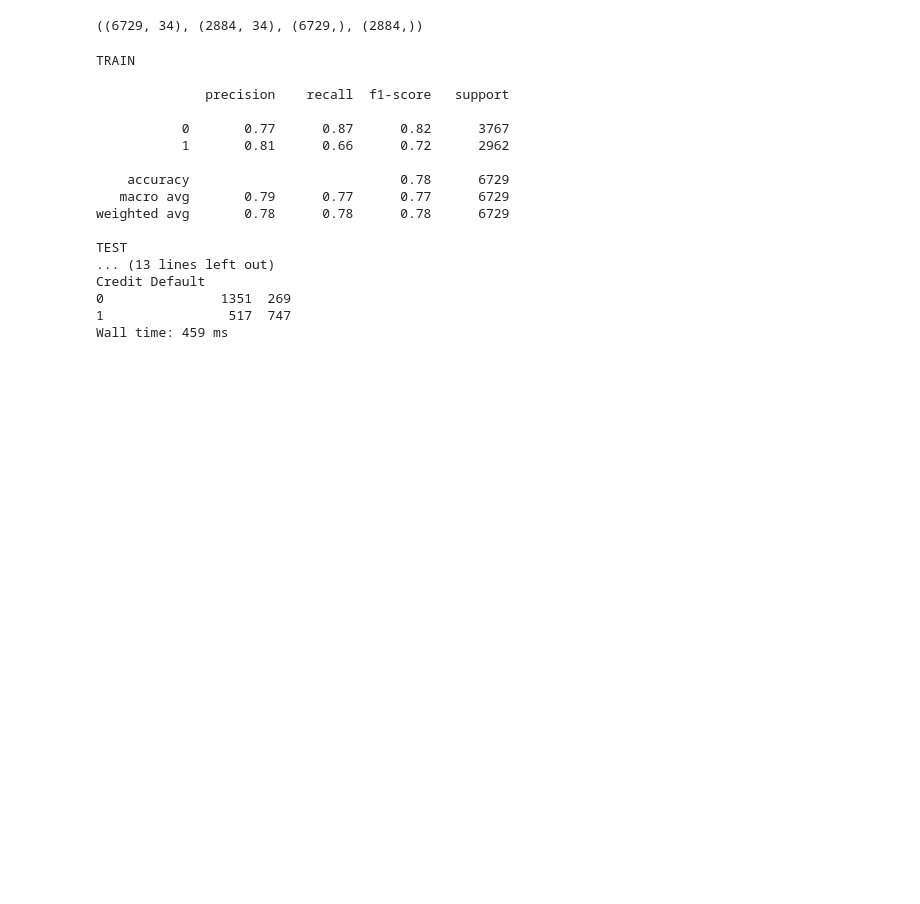
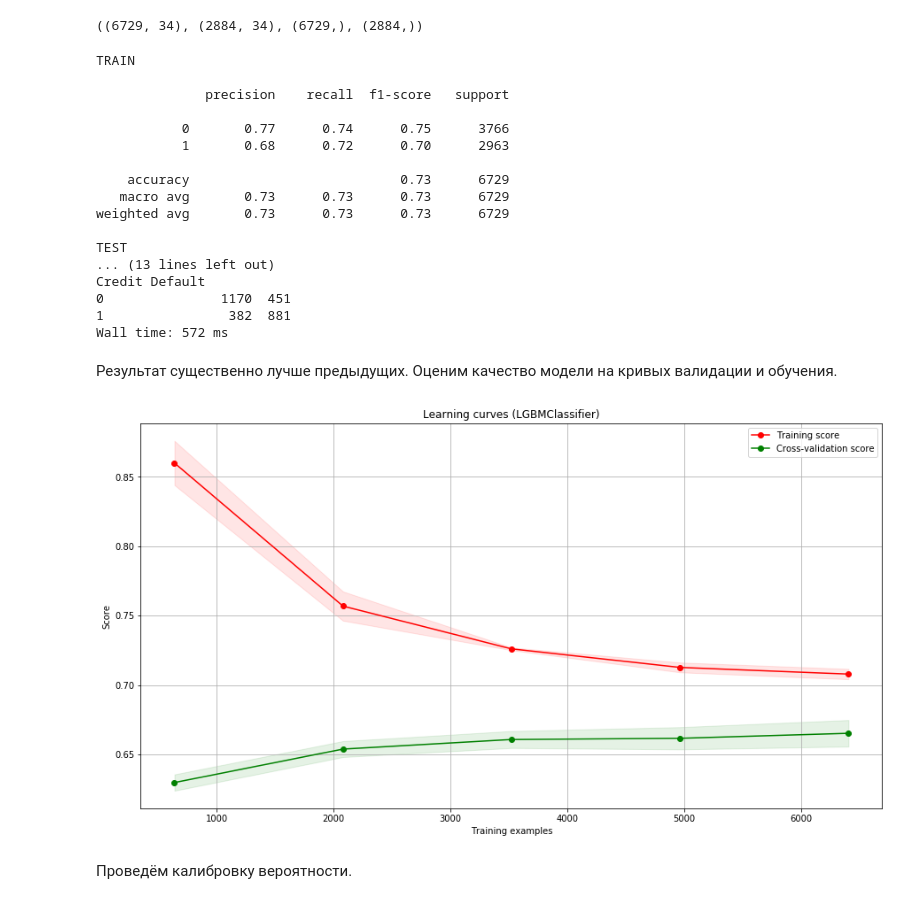
Before and after one commit to doksketch/to-give-or-not-to-give, a Jupyter notebook: credit_scoring.ipynb, the cells around one changed output. Cells and saved outputs as stored; diff of their text form; code cells hidden in the pictures; blank space fills up the shorter version.

```diff
--- a/credit_scoring.ipynb
+++ b/credit_scoring.ipynb
@@ -276,0 +298,29 @@ def get_log(data, features):
+# %%
+def show_learning_curve_plot(estimator, X, y, cv=3, n_jobs=-1, train_sizes=np.linspace(.1, 1.0, 5)):
+
+    train_sizes, train_scores, test_scores = learning_curve(estimator, X, y,
+                                                            cv=cv,
+                                                            scoring='f1',
+                                                            train_sizes=train_sizes,
+                                                            n_jobs=n_jobs)
+    train_scores_mean = np.mean(train_scores, axis=1)
+    train_scores_std = np.std(train_scores, axis=1)
+    test_scores_mean = np.mean(test_scores, axis=1)
+    test_scores_std = np.std(test_scores, axis=1)
+
+    plt.figure(figsize=(15,8))
+    plt.fill_between(train_sizes, train_scores_mean - train_scores_std,
+                     train_scores_mean + train_scores_std, alpha=0.1, color="r")
+    plt.fill_between(train_sizes, test_scores_mean - test_scores_std,
+                     test_scores_mean + test_scores_std, alpha=0.1, color="g")
+    plt.plot(train_sizes, train_scores_mean, 'o-', color="r",
+             label="Training score")
+    plt.plot(train_sizes, test_scores_mean, 'o-', color="g",
+             label="Cross-validation score")
+
+    plt.title(f"Learning curves ({type(estimator).__name__})")
+    plt.xlabel("Training examples")
+    plt.ylabel("Score")
+    plt.legend(loc="best")
+    plt.grid()
+    plt.show()
@@ -913,0 +966,3 @@ get_log(train_df, num_features)
+# %%
+train_df = pd.read_csv('train_features.csv', encoding='utf-8')
+train_df.head()
@@ -992,8 +1055,8 @@ X_train.shape, X_test.shape, y_train.shape, y_test.shape
 
 model_lightgbm = lgbm.LGBMClassifier(random_state=43,
                               metric='logloss', silent=False,
-                               learning_rate=0.06, max_depth=4,min_data_in_leaf=12,
-                              num_leaves=6,num_iterations=400)
+                               learning_rate=0.04, max_depth=4, min_data_in_leaf=30,
+                              num_leaves=7,num_iterations=200, is_unbalance=True)
 model_lightgbm.fit(X_train, y_train)
 
 y_train_pred = model_lightgbm.predict(X_train)
@@ -1005,16 +1068,24 @@ TRAIN
 
               precision    recall  f1-score   support
 
-           0       0.77      0.87      0.82      3767
-           1       0.81      0.66      0.72      2962
+           0       0.77      0.74      0.75      3766
+           1       0.68      0.72      0.70      2963
 
-    accuracy                           0.78      6729
-   macro avg       0.79      0.77      0.77      6729
-weighted avg       0.78      0.78      0.78      6729
+    accuracy                           0.73      6729
+   macro avg       0.73      0.73      0.73      6729
+weighted avg       0.73      0.73      0.73      6729
 
 TEST
 ... (13 lines left out)
 Credit Default
-0               1351  269
-1                517  747
-Wall time: 459 ms
+0               1170  451
+1                382  881
+Wall time: 572 ms
+# %% [markdown]
+Результат существенно лучше предыдущих. Оценим качество модели на кривых валидации и обучения.
+# %%
+show_learning_curve_plot(model_lightgbm, X, y)
+# %% [output]
+[figure, added]
+# %% [markdown]
+Проведём калибровку вероятности.
```
Also changed, not shown: parts of 62 cells of this notebook.
